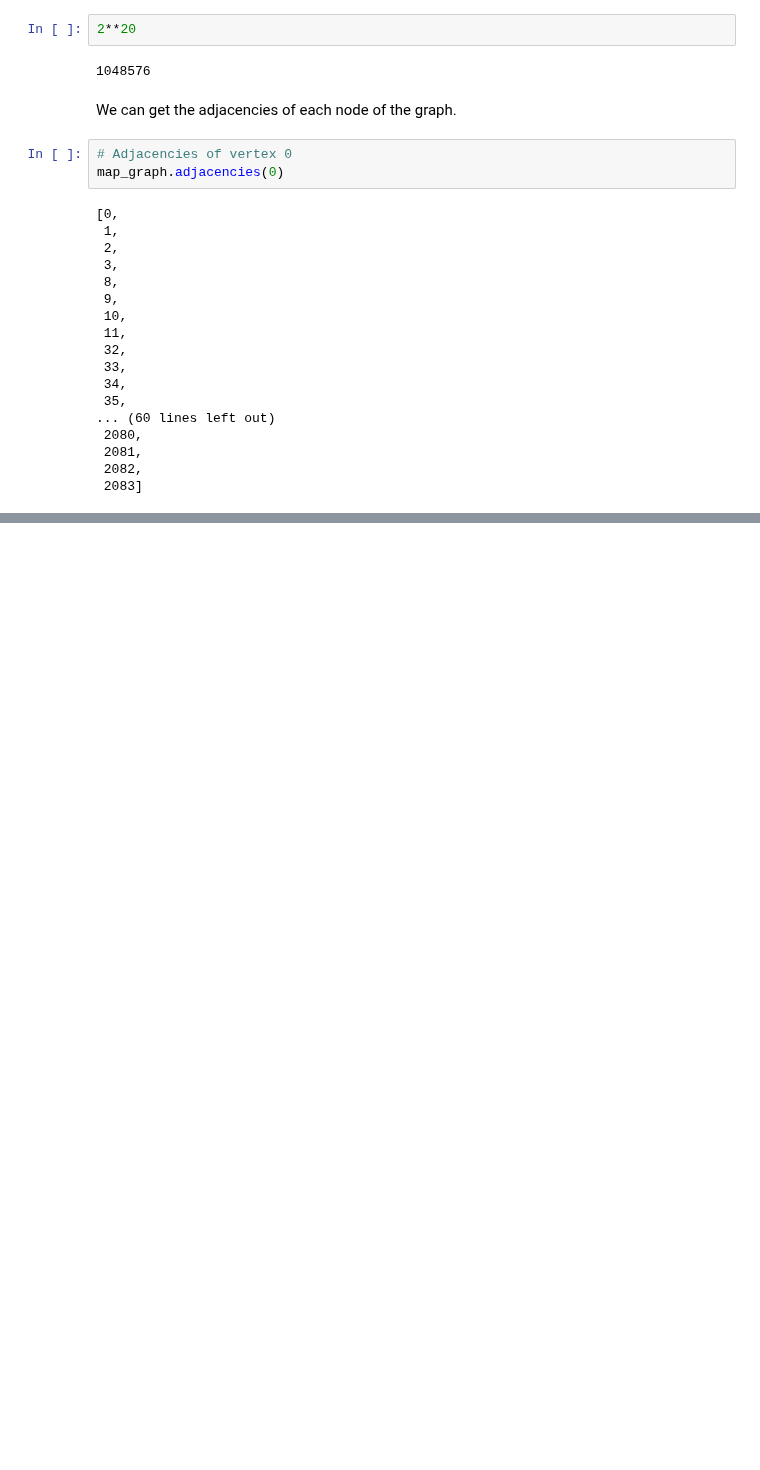
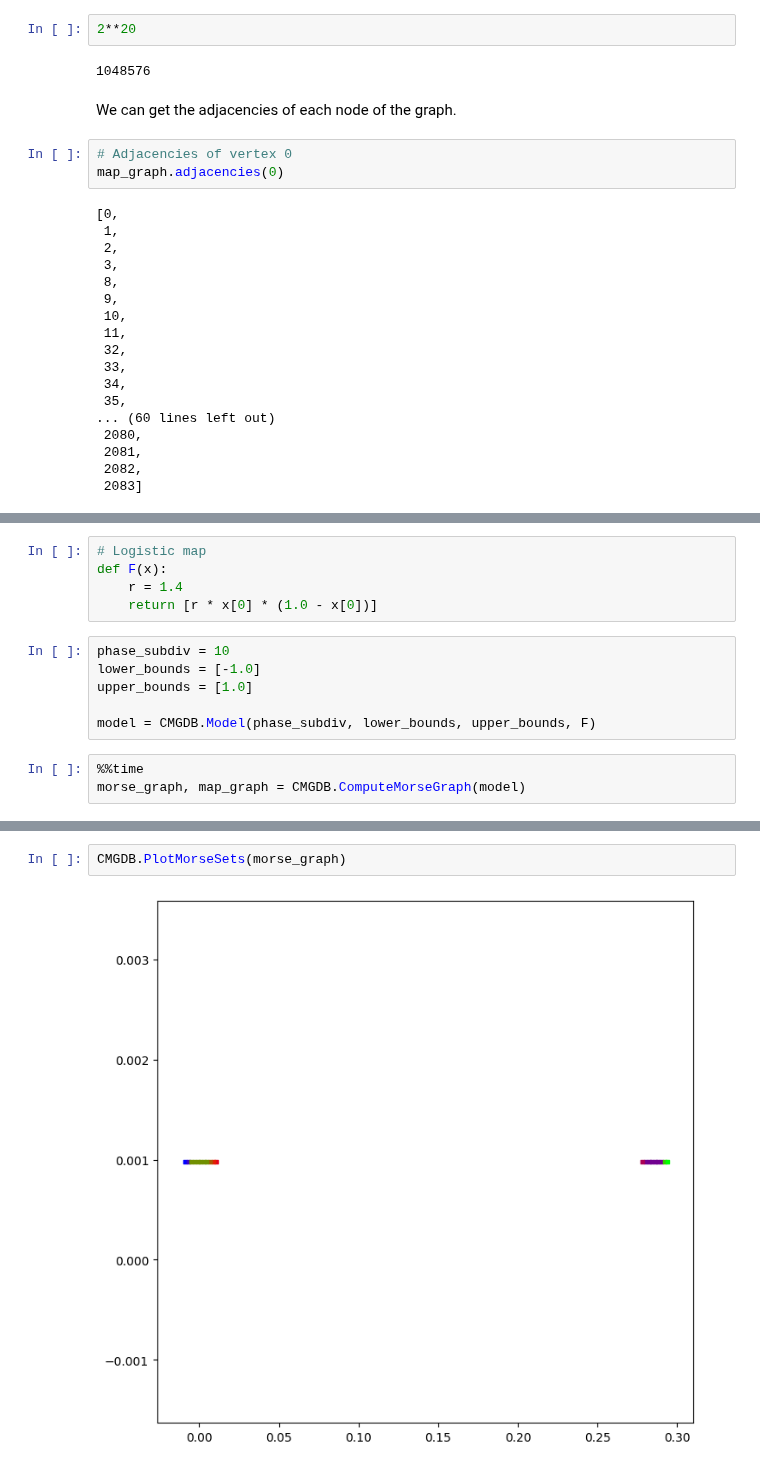
Before and after one commit to marciogameiro/CMGDB, a Jupyter notebook: examples/Examples.ipynb, the cells around one changed output, grey strips where cells are left out. Drawn from its saved outputs; the diff is of its cells as text; blank space fills up the shorter version.

Commit message:
Added plotting for 1D maps and example

```diff
--- a/examples/Examples.ipynb
+++ b/examples/Examples.ipynb
@@ -246,0 +249,14 @@ map_graph.adjacencies(0)
+# %%
+# Logistic map
+def F(x):
+    r = 1.4
+    return [r * x[0] * (1.0 - x[0])]
+# %%
+phase_subdiv = 10
+lower_bounds = [-1.0]
+upper_bounds = [1.0]
+
+model = CMGDB.Model(phase_subdiv, lower_bounds, upper_bounds, F)
+# %%
+%%time
+morse_graph, map_graph = CMGDB.ComputeMorseGraph(model)
@@ -246,0 +270,4 @@ map_graph.adjacencies(0)
+# %%
+CMGDB.PlotMorseSets(morse_graph)
+# %% [output]
+[figure, added]
```
Also changed, not shown: parts of 6 cells of this notebook, 1 other file.
